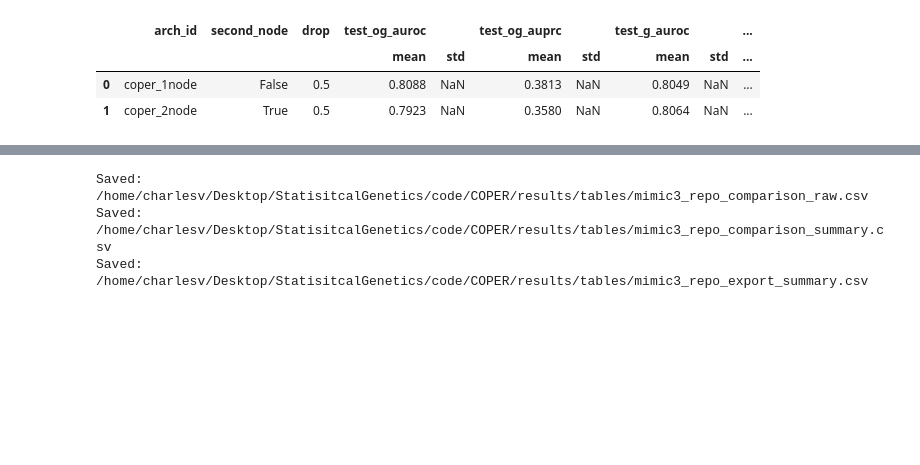
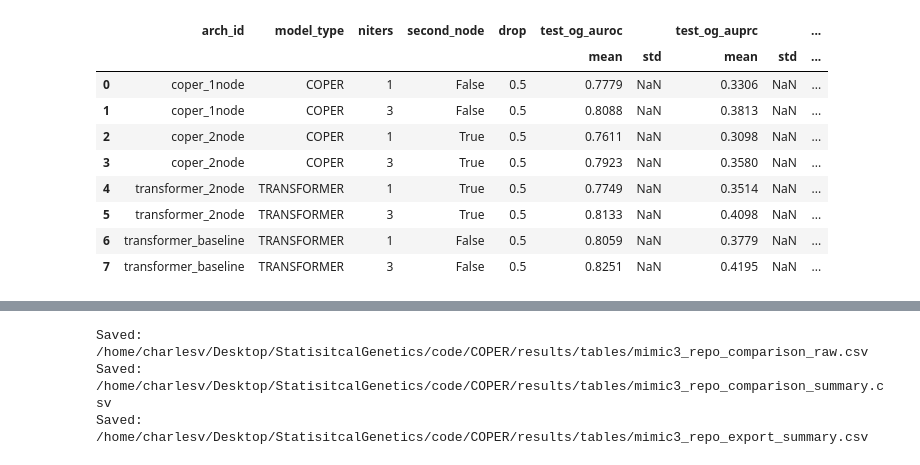
Before and after one commit to charles-vzf/COPER-latents, a Jupyter notebook: notebooks/compare_mortality_mimic3.ipynb, the cells around one changed output, grey strips where cells are left out. Drawn from its saved outputs; the diff is of its cells as text; code cells hidden in the pictures; blank space fills up the shorter version.

```diff
--- a/notebooks/compare_mortality_mimic3.ipynb
+++ b/notebooks/compare_mortality_mimic3.ipynb
@@ -48,11 +59,27 @@ BENCH = ROOT / 'code' / 'COPER'
 RESULTS_ROOT = BENCH / 'results'
 RESULTS_ROOT.mkdir(parents=True, exist_ok=True)
 
-# (arch_id, human label, extra CLI tokens after SHARED_ARGS)
-ARCHITECTURES = [
-    ('coper_1node', '1-NODE (ODE → Perceiver)', []),
-    ('coper_2node', '2-NODE (ODE → Perceiver → ODE on latents)', ['--second-node']),
+# Optional full-sequence transformer baseline (O(T²) attention per layer — slower / more memory).
+INCLUDE_TRANSFORMER_BASELINE = True
+
+# (arch_id, human label, extra CLI tokens after BASE_SHARED_ARGS; each row sets --model-type)
+ARCHITECTURES_CORE = [
+    ('coper_1node', '1-NODE (ODE → Perceiver)', ['--model-type', 'COPER']),
+    ('coper_2node', '2-NODE (ODE → Perceiver → ODE on latents)', ['--model-type', 'COPER', '--second-node']),
 ]
+ARCHITECTURES_XFM = [
+    (
+        'transformer_baseline',
+        'TRANSFORMER (ODE → T×T self-attention)',
+        ['--model-type', 'TRANSFORMER'],
+    ),
+    (
+        'transformer_2node',
+        'TRANSFORMER 2-NODE (ODE → T×T self-attention → ODE on sequence)',
+        ['--model-type', 'TRANSFORMER', '--second-node'],
+    ),
+]
+ARCHITECTURES = ARCHITECTURES_CORE + (ARCHITECTURES_XFM if INCLUDE_TRANSFORMER_BASELINE else [])
 
 FOLD = -1  # must match utils/run_exp default / your training setup (checkpoint name uses this)
 
@@ -62,13 +89,17 @@ assert MORTALITY_PICKLE.is_file(), f'Missing dataset file: {MORTALITY_PICKLE}'
 # Smoke-test defaults. Increase for full benchmark.
 SEEDS = [1]
 DROPS = [0.50]  # drop ratio
-NITERS = 3  # epochs (export bundles get suffix _e{NITERS})
+# Train+export once per entry (each run uses --niters below). Quick test: [1] only; uncomment 3 and 10 for full comparison.
+NITERS_LIST = [
+    1,
+    3,
+    # 10,
+]
 BATCH_SIZE = 64
 PATIENCE = 10
 
-# Shared COPER hyperparameters (from run_irregular_mimic.sh)
-SHARED_ARGS = [
-    '--model-type', 'COPER',
+# Shared hyperparameters (same as run_irregular_mimic.sh); --model-type is per-architecture above; --niters comes from NITERS_LIST in the run loop.
+BASE_SHARED_ARGS = [
     '--dataset', 'mimic',
     '--cont-in',
     '--self-per-cross-attn', '1',
@@ -84,12 +115,13 @@ SHARED_ARGS = [
     '--num-latents', '48',
     '--batch-size', str(BATCH_SIZE),
     '--patience', str(PATIENCE),
-    '--niters', str(NITERS),
     '--results-dir', str(RESULTS_ROOT.resolve()),
 ]
 
 print('Repo:', REPO)
 print('Results root:', RESULTS_ROOT)
+print('Include transformer baseline:', INCLUDE_TRANSFORMER_BASELINE)
+print('NITERS_LIST:', NITERS_LIST)
 print('Architectures:', [a[0] for a in ARCHITECTURES])
 print('Dataset:', MORTALITY_PICKLE)
 # %% [output]
@@ -152,20 +207,27 @@ Running coper_2node [2-NODE (ODE → Perceiver → ODE on latents)] | seed=1 | d
 # %%
 # ---- Aggregate and compare ----
 ok = results_df[results_df['return_code'] == 0].copy()
 if ok.empty:
     raise RuntimeError('No successful runs. Inspect `results_df["raw_tail"]`.')
 
+group_cols = ['arch_id', 'model_type', 'niters', 'second_node', 'drop']
 summary = (
-    ok.groupby(['arch_id', 'second_node', 'drop'], as_index=False)[
+    ok.groupby(group_cols, as_index=False)[
         ['test_og_auroc', 'test_og_auprc', 'test_g_auroc', 'test_g_auprc', 'runtime_sec']
     ]
     .agg(['mean', 'std'])
 )
 summary
 # %% [output]
-|  | arch_id | second_node | drop | test_og_auroc |  | test_og_auprc |  | test_g_auroc |  | ... |
-|  |  |  |  | mean | std | mean | std | mean | std | ... |
-| 0 | coper_1node | False | 0.5 | 0.8088 | NaN | 0.3813 | NaN | 0.8049 | NaN | ... |
-| 1 | coper_2node | True | 0.5 | 0.7923 | NaN | 0.3580 | NaN | 0.8064 | NaN | ... |
+|  | arch_id | model_type | niters | second_node | drop | test_og_auroc |  | test_og_auprc |  | ... |
+|  |  |  |  |  |  | mean | std | mean | std | ... |
+| 0 | coper_1node | COPER | 1 | False | 0.5 | 0.7779 | NaN | 0.3306 | NaN | ... |
+| 1 | coper_1node | COPER | 3 | False | 0.5 | 0.8088 | NaN | 0.3813 | NaN | ... |
+| 2 | coper_2node | COPER | 1 | True | 0.5 | 0.7611 | NaN | 0.3098 | NaN | ... |
+| 3 | coper_2node | COPER | 3 | True | 0.5 | 0.7923 | NaN | 0.3580 | NaN | ... |
+| 4 | transformer_2node | TRANSFORMER | 1 | True | 0.5 | 0.7749 | NaN | 0.3514 | NaN | ... |
+| 5 | transformer_2node | TRANSFORMER | 3 | True | 0.5 | 0.8133 | NaN | 0.4098 | NaN | ... |
+| 6 | transformer_baseline | TRANSFORMER | 1 | False | 0.5 | 0.8059 | NaN | 0.3779 | NaN | ... |
+| 7 | transformer_baseline | TRANSFORMER | 3 | False | 0.5 | 0.8251 | NaN | 0.4195 | NaN | ... |
 # %%
 # ---- Plot Test-OG AUROC by drop ----
```
Also changed, not shown: parts of 6 cells of this notebook, 33 other files.
